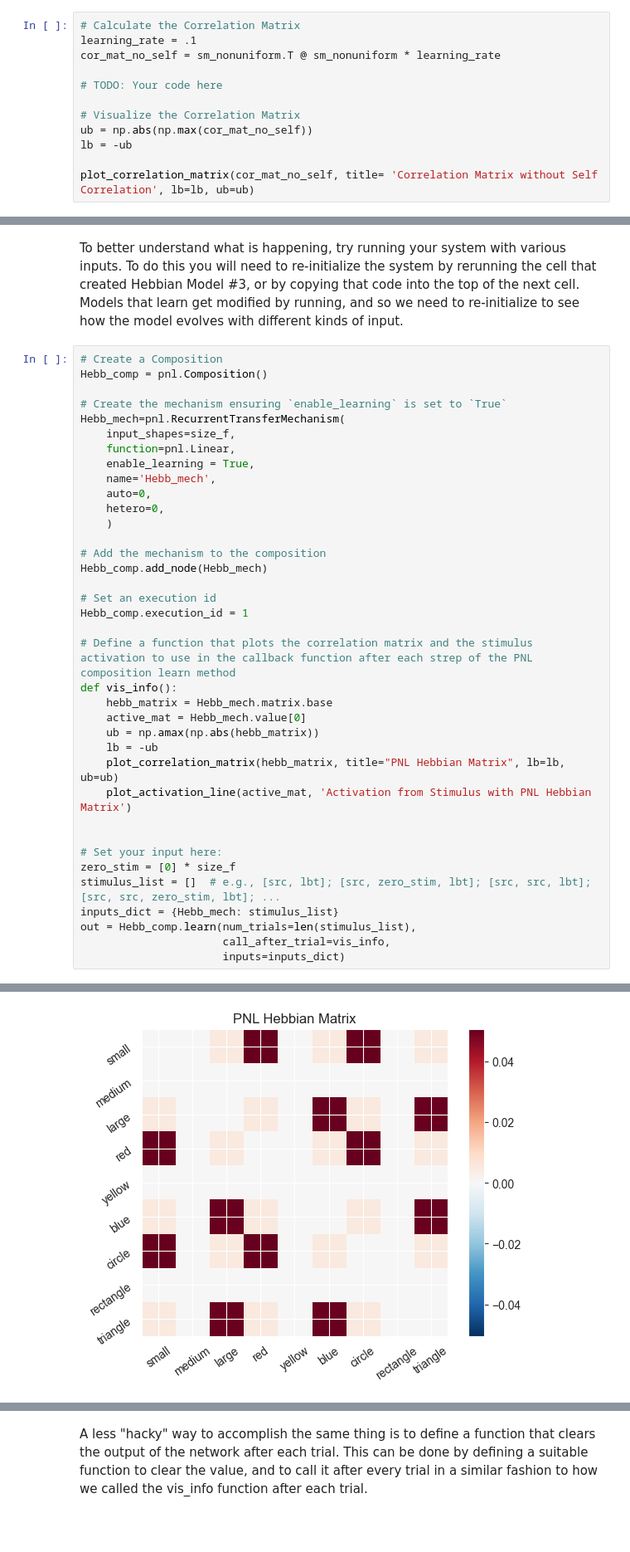
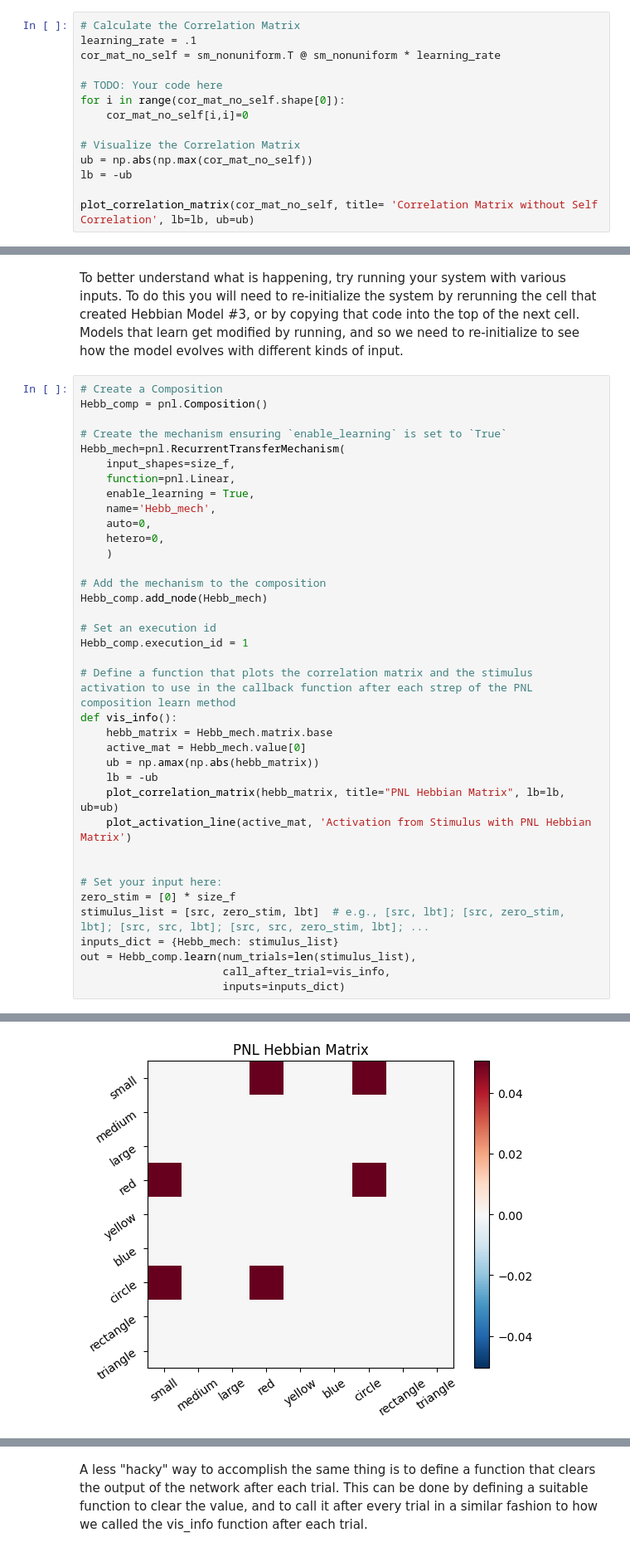
Before and after one commit to adiorly/neu502b-2025, a Jupyter notebook: website/content/502B/Computation/Dynamics in Perception/notebooks/1 Hebbian Learning.ipynb, the cells around one changed output, grey strips where cells are left out. Shown at 83% size. Cells and saved outputs as stored; diff of their text form; blank space fills up the shorter version.

```diff
--- a/website/content/502B/Computation/Dynamics in Perception/notebooks/1 Hebbian Learning.ipynb
+++ b/website/content/502B/Computation/Dynamics in Perception/notebooks/1 Hebbian Learning.ipynb
@@ -544,6 +559,8 @@ learning_rate = .1
 cor_mat_no_self = sm_nonuniform.T @ sm_nonuniform * learning_rate
 
 # TODO: Your code here
+for i in range(cor_mat_no_self.shape[0]):
+    cor_mat_no_self[i,i]=0
 
 # Visualize the Correlation Matrix
 ub = np.abs(np.max(cor_mat_no_self))
@@ -668,7 +694,7 @@ def vis_info():
 
 # Set your input here:
 zero_stim = [0] * size_f
-stimulus_list = []  # e.g., [src, lbt]; [src, zero_stim, lbt]; [src, src, lbt]; [src, src, zero_stim, lbt]; ...
+stimulus_list = [src, zero_stim, lbt]  # e.g., [src, lbt]; [src, zero_stim, lbt]; [src, src, lbt]; [src, src, zero_stim, lbt]; ...
 inputs_dict = {Hebb_mech: stimulus_list}
 out = Hebb_comp.learn(num_trials=len(stimulus_list),
                       call_after_trial=vis_info,
@@ -679 +705 @@ out = Hebb_comp.learn(num_trials=len(stimulus_list),
-[figure, old version]
+[figure, new version]
```
Also changed, not shown: parts of 15 cells of this notebook.
